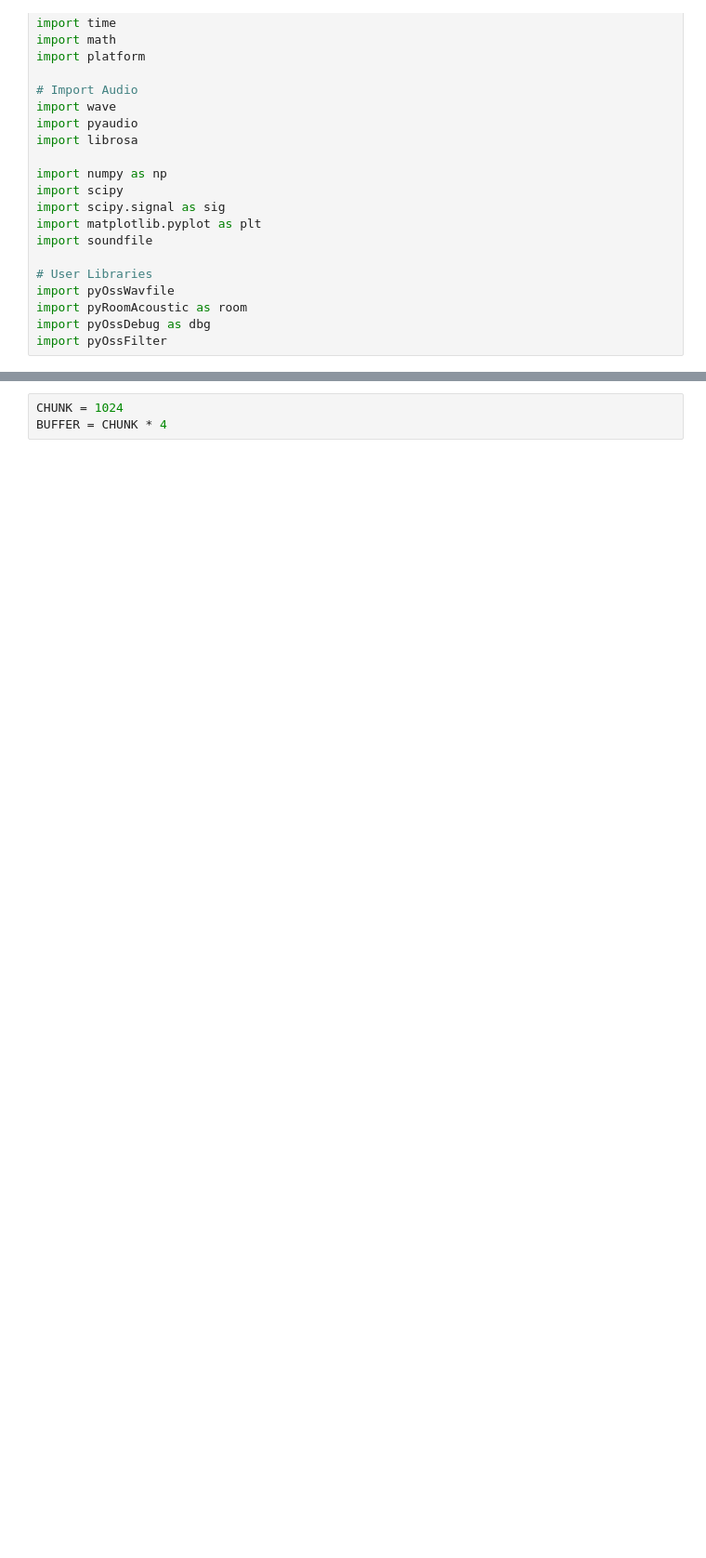
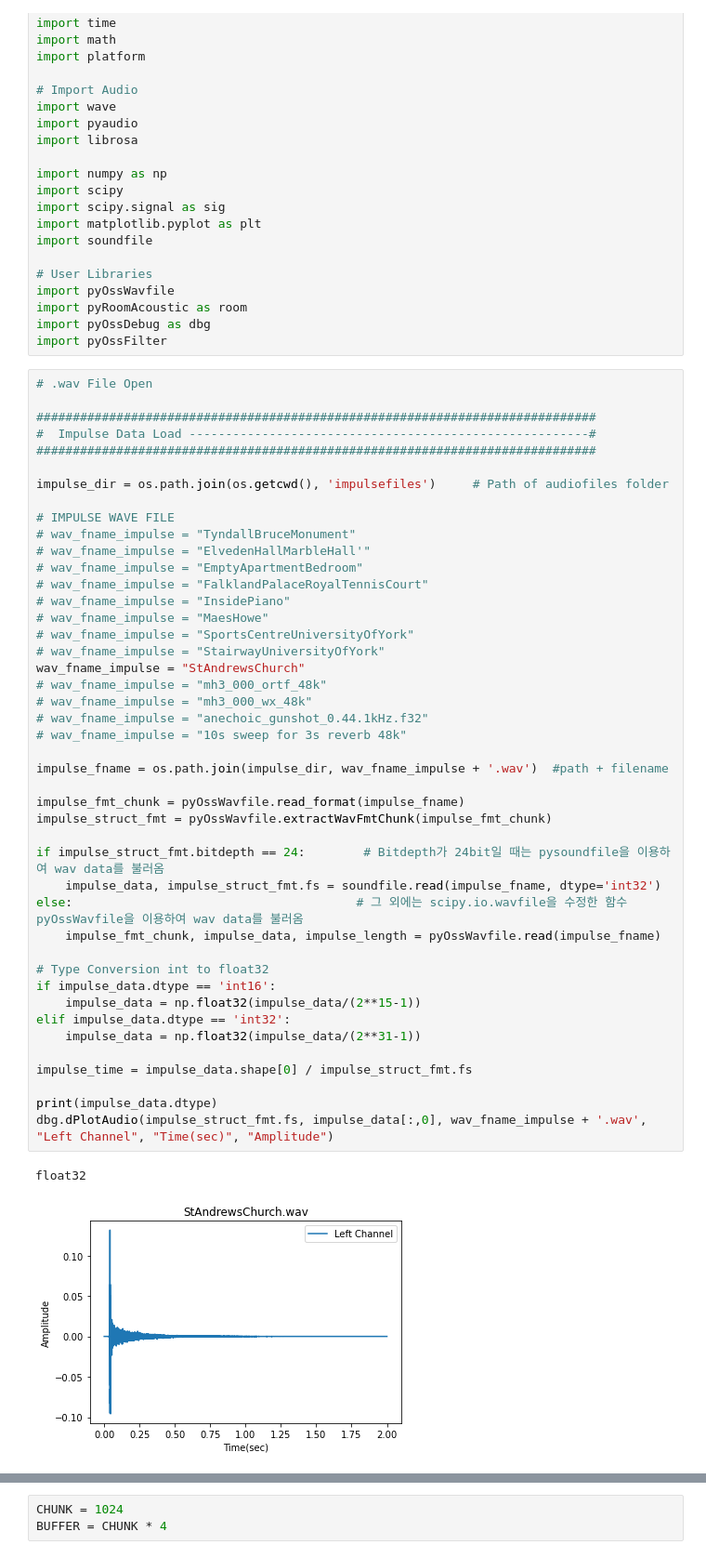
Before and after one commit to sunnyside74/pyOssAudioAnalyzer, a Jupyter notebook: ossTestFilter.ipynb, the cells around one changed output, grey strips where cells are left out. Shown: that part at 93% size. Cells and saved outputs as stored; diff of their text form; blank space fills up the shorter version.

```diff
--- a/ossTestFilter.ipynb
+++ b/ossTestFilter.ipynb
@@ -38,3 +38,50 @@ import pyOssWavfile
 import pyRoomAcoustic as room
 import pyOssDebug as dbg
 import pyOssFilter
+# %%
+# .wav File Open
+
+#############################################################################
+#  Impulse Data Load -------------------------------------------------------#
+#############################################################################
+
+impulse_dir = os.path.join(os.getcwd(), 'impulsefiles')     # Path of audiofiles folder
+
+# IMPULSE WAVE FILE
+# wav_fname_impulse = "TyndallBruceMonument"
+# wav_fname_impulse = "ElvedenHallMarbleHall'"
+# wav_fname_impulse = "EmptyApartmentBedroom"
+# wav_fname_impulse = "FalklandPalaceRoyalTennisCourt"
+# wav_fname_impulse = "InsidePiano"
+# wav_fname_impulse = "MaesHowe"
+# wav_fname_impulse = "SportsCentreUniversityOfYork"
+# wav_fname_impulse = "StairwayUniversityOfYork"
+wav_fname_impulse = "StAndrewsChurch"
+# wav_fname_impulse = "mh3_000_ortf_48k"
+# wav_fname_impulse = "mh3_000_wx_48k"
+# wav_fname_impulse = "anechoic_gunshot_0.44.1kHz.f32"
+# wav_fname_impulse = "10s sweep for 3s reverb 48k"
+
+impulse_fname = os.path.join(impulse_dir, wav_fname_impulse + '.wav')  #path + filename
+
+impulse_fmt_chunk = pyOssWavfile.read_format(impulse_fname)
+impulse_struct_fmt = pyOssWavfile.extractWavFmtChunk(impulse_fmt_chunk)
+
+if impulse_struct_fmt.bitdepth == 24:        # Bitdepth가 24bit일 때는 pysoundfile을 이용하여 wav data를 불러옴
+    impulse_data, impulse_struct_fmt.fs = soundfile.read(impulse_fname, dtype='int32')
+else:                                       # 그 외에는 scipy.io.wavfile을 수정한 함수 pyOssWavfile을 이용하여 wav data를 불러옴
+    impulse_fmt_chunk, impulse_data, impulse_length = pyOssWavfile.read(impulse_fname)
+
+# Type Conversion int to float32
+if impulse_data.dtype == 'int16':
+    impulse_data = np.float32(impulse_data/(2**15-1))
+elif impulse_data.dtype == 'int32':
+    impulse_data = np.float32(impulse_data/(2**31-1))
+
+impulse_time = impulse_data.shape[0] / impulse_struct_fmt.fs
+
+print(impulse_data.dtype)
+dbg.dPlotAudio(impulse_struct_fmt.fs, impulse_data[:,0], wav_fname_impulse + '.wav', "Left Channel", "Time(sec)", "Amplitude")
+# %% [output]
+float32
+[figure, added]
```
Also changed, not shown: parts of 7 cells of this notebook, 18 other files.
